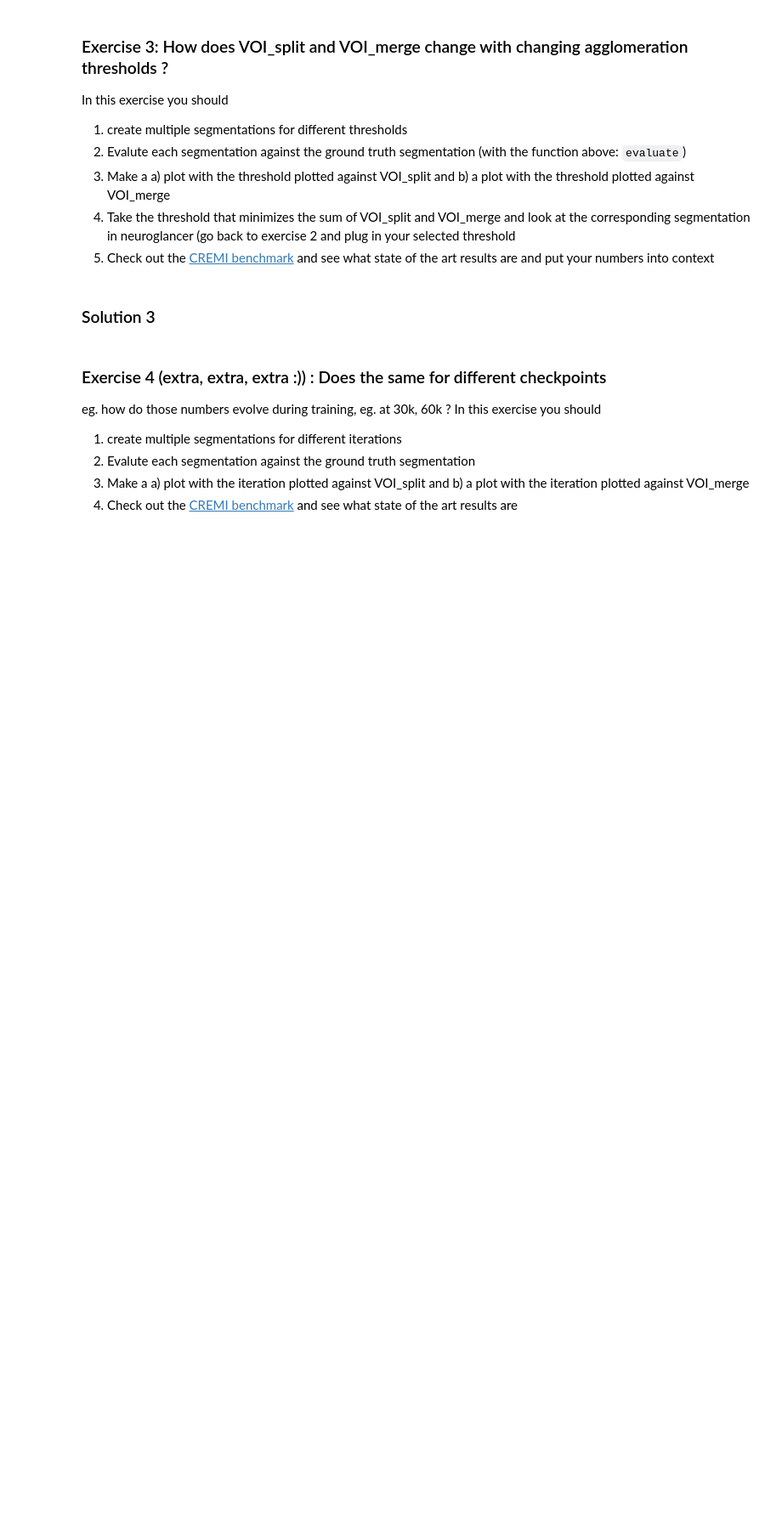
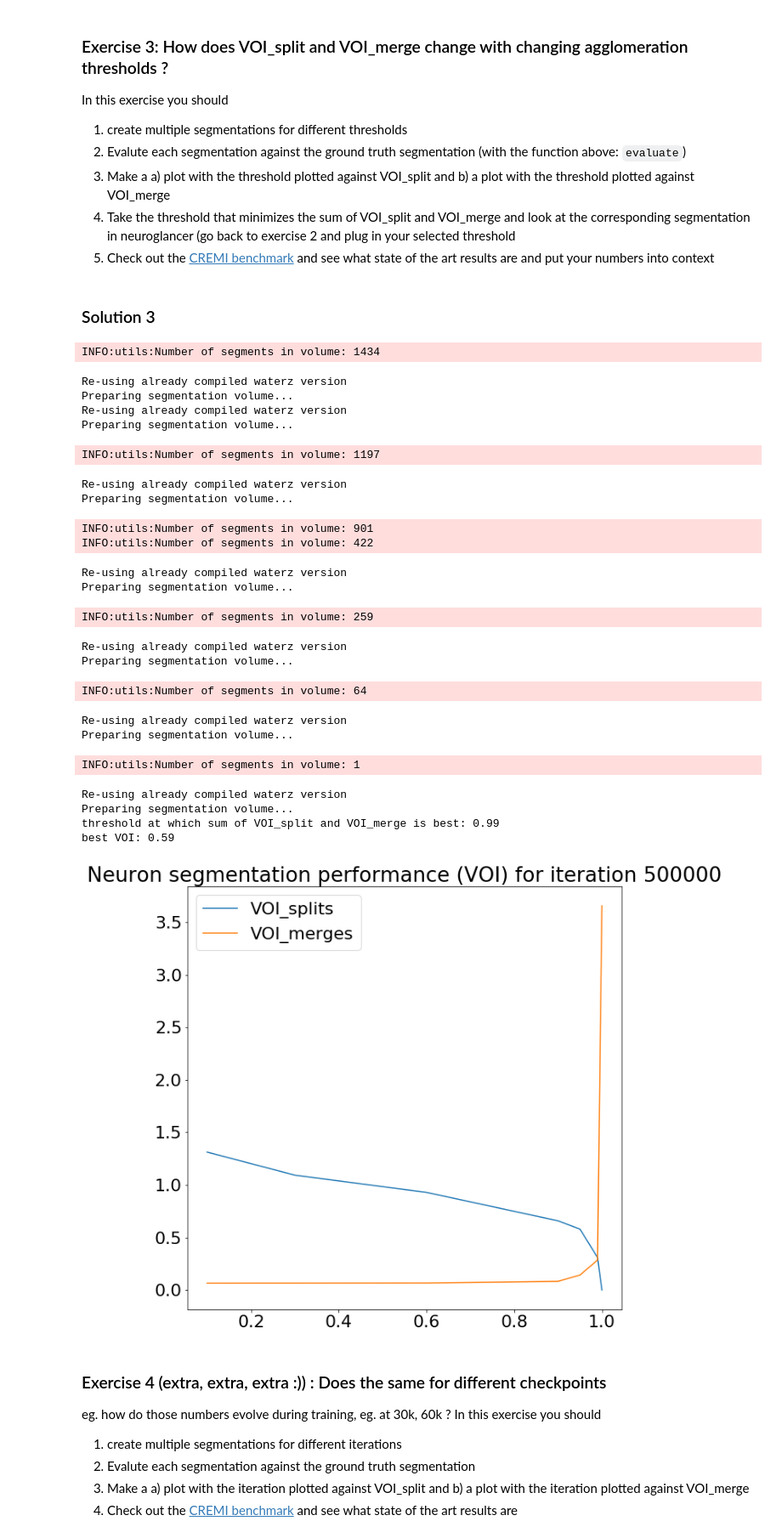
Before and after one commit to nilsec/wh2019_segmentation, a Jupyter notebook: solutions/03_agglomeration.ipynb, the cells around one changed output. Shown: that part at 85% size. Cells and saved outputs as stored; diff of their text form; code cells hidden in the pictures; blank space fills up the shorter version.

```diff
--- a/solutions/03_agglomeration.ipynb
+++ b/solutions/03_agglomeration.ipynb
@@ -8,7 +8,7 @@
 # %% [markdown]
 ## Set your ip address here
 # %%
-ip_address = 'localhost'
+ip_address = ''
 # %% [markdown]
 ### Help & Troubleshooting
 - If your notebook is hanging, sometimes it helps to restart the kernel: For this go to `Kernel` and then `Restart & Clear Output`
@@ -39,8 +39,8 @@ aff_file = 'affinities_{}_{:05}.zarr'.format(datasetsize, iteration)
 
 
 # --------- Do Not Change --------
-# gt_file = '../../jan/segmentation/data/sample_0.n5'
-gt_file =  'sample_0.n5'
+gt_file = '../../jan/segmentation/data/sample_0.n5'
+# gt_file =  'sample_0.n5'
 affs_ds = daisy.open_ds(aff_file, 'volumes/affs')
 raw_ds = daisy.open_ds(aff_file, 'volumes/raw')
 gtds = daisy.open_ds(gt_file, 'volumes/labels/neuron_ids')
@@ -185,5 +204,5 @@ plt.title('Raw')
 ## Agglomeration
 The watershed is good to prevent too much merging. However, we can clearly see, that now the neurons are broken into too many pieces. In this part, we will see, how we can agglomerate those little pieces / fragments into larger ones.
 # %%
-threshold = 0.99
+threshold = 0.2
 segments = utils.agglomerate_fragments(affs, fragments, threshold)
@@ -297,25 +347,50 @@ In this exercise you should
 # %%
 # Here you should type your solution
 # ......
 voi_splits = []
 voi_merges = []
-thresholds = [0.1, 0.3, 0.6, 0.9, 0.95, 0.99, 1.]
+thresholds = [0.1, 0.3, 0.6, 0.9, 0.95, 0.99, 1.0]
 for threshold in thresholds:
     segments = utils.agglomerate_fragments(affs, fragments, threshold)
     voi_split, voi_merge = evaluate(segments, gt)
     voi_splits.append(voi_split)
     voi_merges.append(voi_merge)
 
 plt.figure(figsize=(10,10))
 plt.plot(thresholds, voi_splits, label='VOI_splits')
 plt.plot(thresholds, voi_merges, label='VOI_merges')
 plt.title('Neuron segmentation performance (VOI) for iteration {}'.format(iteration))
 plt.legend()
 
-best_index = np.argmax((np.array(voi_splits)+np.array(voi_merges)))
+best_index = np.argmin((np.array(voi_splits)+np.array(voi_merges)))
 print('threshold at which sum of VOI_split and VOI_merge is best: {}'.format(thresholds[best_index]))
 
-print(np.argmin((np.array(voi_splits)+np.array(voi_merges))))
+print('best VOI: {:0.2f}'.format(np.min(np.array(voi_splits)+np.array(voi_merges))))
+# %% [output]
+INFO:utils:Number of segments in volume: 1434
+Re-using already compiled waterz version
+Preparing segmentation volume...
+Re-using already compiled waterz version
+Preparing segmentation volume...
+INFO:utils:Number of segments in volume: 1197
+Re-using already compiled waterz version
+Preparing segmentation volume...
+INFO:utils:Number of segments in volume: 901
+INFO:utils:Number of segments in volume: 422
+Re-using already compiled waterz version
+Preparing segmentation volume...
+INFO:utils:Number of segments in volume: 259
+Re-using already compiled waterz version
+Preparing segmentation volume...
+INFO:utils:Number of segments in volume: 64
+Re-using already compiled waterz version
+Preparing segmentation volume...
+INFO:utils:Number of segments in volume: 1
+Re-using already compiled waterz version
+Preparing segmentation volume...
+threshold at which sum of VOI_split and VOI_merge is best: 0.99
+best VOI: 0.59
+[figure, added]
 # %% [markdown]
 ### Exercise 4 (extra, extra, extra :)) : Does the same for different checkpoints
 eg. how do those numbers evolve during training, eg. at 30k, 60k ?
```
Also changed, not shown: parts of 13 cells of this notebook, 1 other file.
